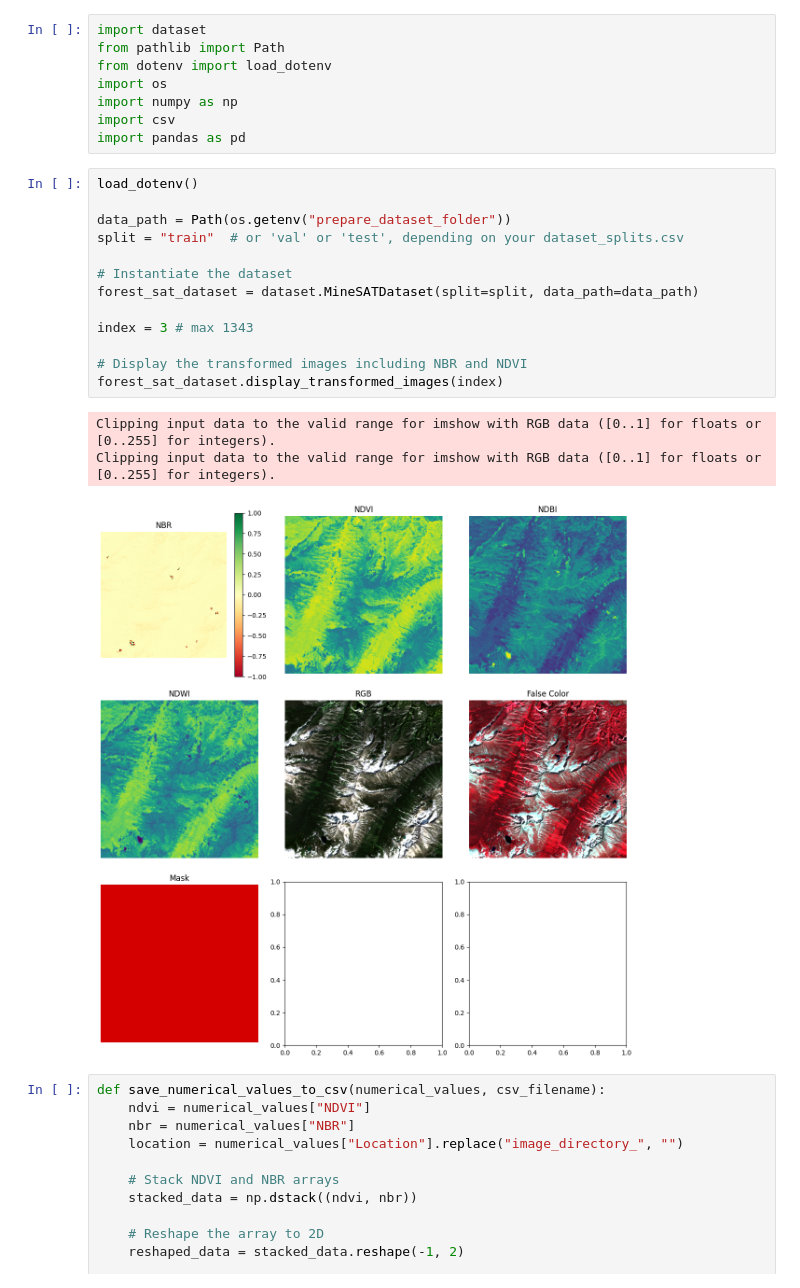
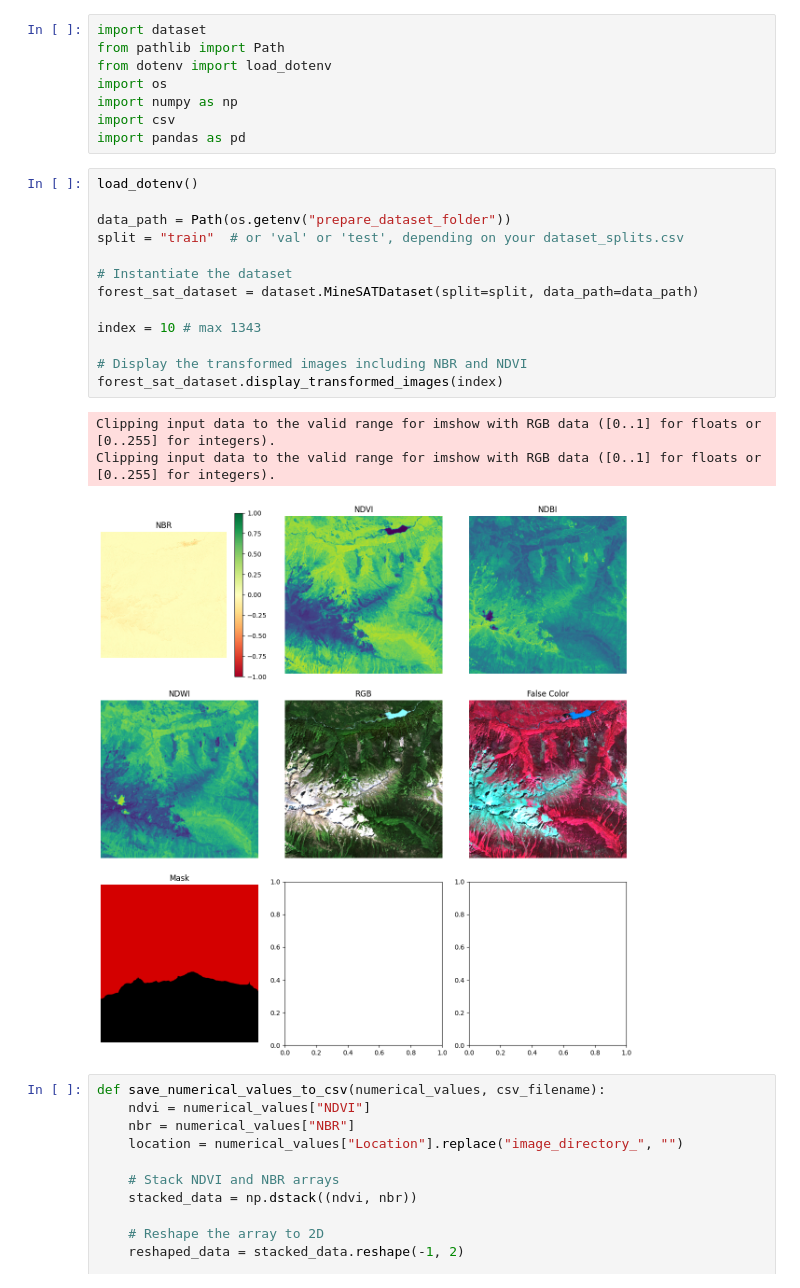
Before and after one commit to yuhengm/Capstone, a Jupyter notebook: mine_seg_sat/image_process.ipynb, the cells around one changed output. Drawn from its saved outputs; the diff is of its cells as text.

```diff
--- a/mine_seg_sat/image_process.ipynb
+++ b/mine_seg_sat/image_process.ipynb
@@ -9,20 +9,20 @@ import pandas as pd
 # %%
 load_dotenv()
 
 data_path = Path(os.getenv("prepare_dataset_folder"))
 split = "train"  # or 'val' or 'test', depending on your dataset_splits.csv
 
 # Instantiate the dataset
 forest_sat_dataset = dataset.MineSATDataset(split=split, data_path=data_path)
 
-index = 3 # max 1343
+index = 10 # max 1343
 
 # Display the transformed images including NBR and NDVI
 forest_sat_dataset.display_transformed_images(index)
 # %% [output]
 Clipping input data to the valid range for imshow with RGB data ([0..1] for floats or [0..255] for integers).
 Clipping input data to the valid range for imshow with RGB data ([0..1] for floats or [0..255] for integers).
-[figure, old version]
+[figure, new version]
 # %%
 def save_numerical_values_to_csv(numerical_values, csv_filename):
     ndvi = numerical_values["NDVI"]
```
Also changed, not shown: parts of 2 cells of this notebook, 2 other files.
